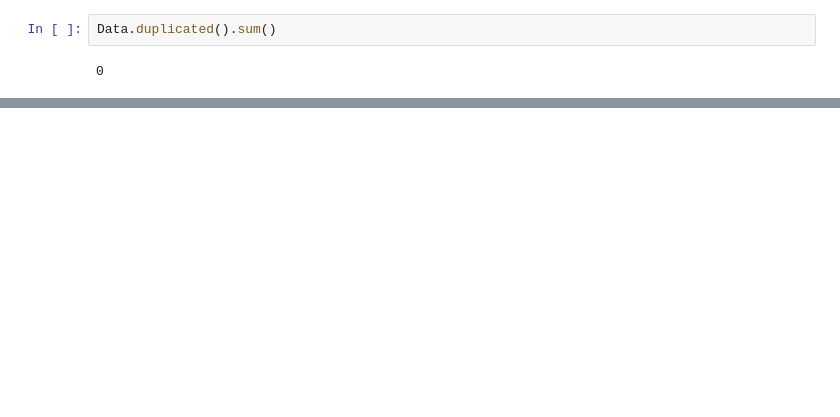
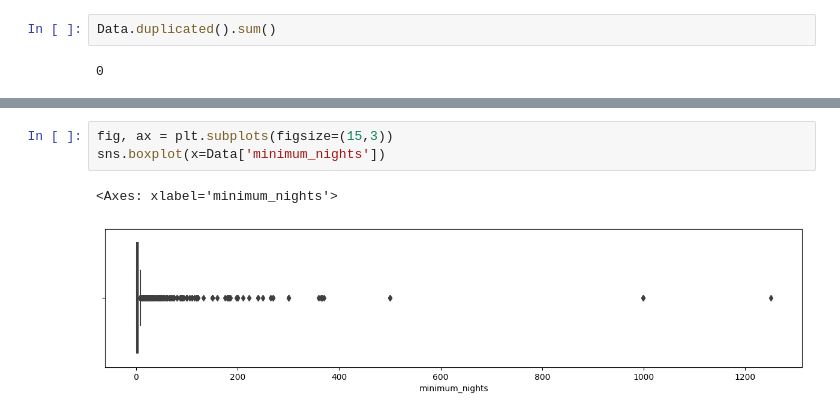
Before and after one commit to Nikhil0314/Capstone-project-1-Airbnb-Bookings-Analysis-EDA, a Jupyter notebook: AirBnb_Booking_Analysis_EDA.ipynb, the cells around one changed output, grey strips where cells are left out. Saved outputs shown, nothing was run; the diff lists cells and outputs as text; blank space fills up the shorter version.

```diff
--- a/AirBnb_Booking_Analysis_EDA.ipynb
+++ b/AirBnb_Booking_Analysis_EDA.ipynb
@@ -198,0 +213,6 @@ print(len(Data.axes[1]))
+# %%
+fig, ax = plt.subplots(figsize=(15,3))
+sns.boxplot(x=Data['minimum_nights'])
+# %% [output]
+<Axes: xlabel='minimum_nights'>
+[figure, added]
```
Also changed, not shown: parts of 16 cells of this notebook.
